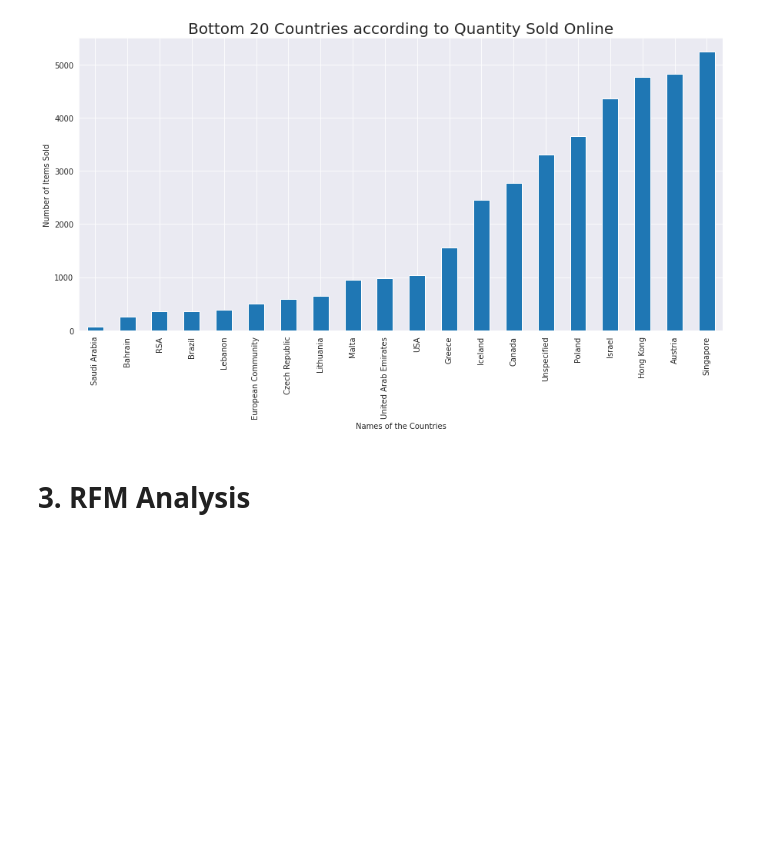
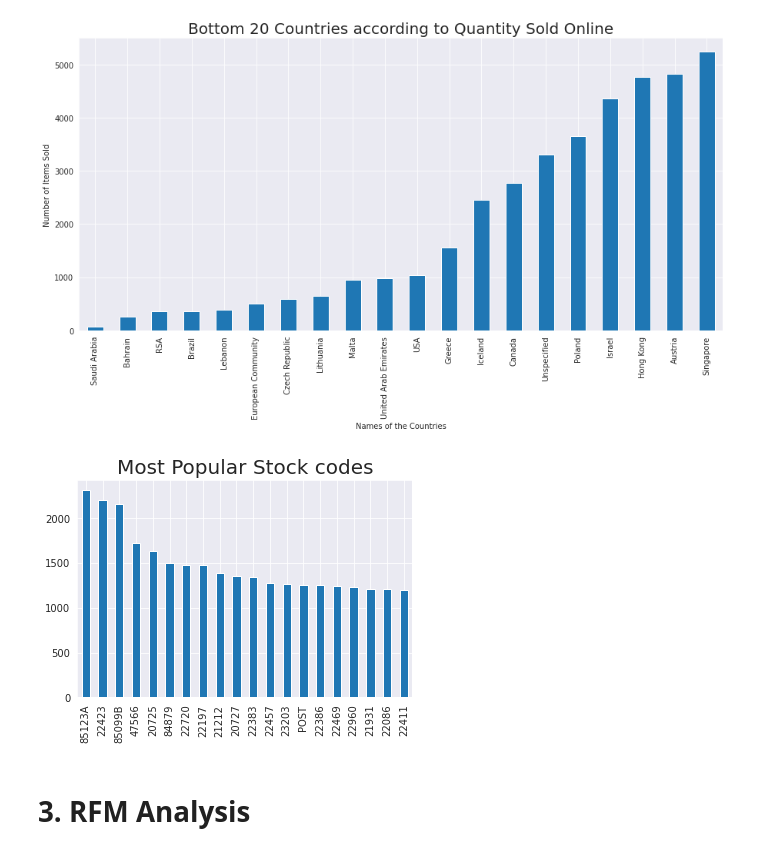
Before and after one commit to tpattanaik/Customer-Segmentation, a Jupyter notebook: Online_Retail_Customer_Segmentation_Capstone_Project.ipynb, the cells around one changed output. Saved outputs shown, nothing was run; the diff lists cells and outputs as text; code cells hidden in the pictures; blank space fills up the shorter version.

```diff
--- a/Online_Retail_Customer_Segmentation_Capstone_Project.ipynb
+++ b/Online_Retail_Customer_Segmentation_Capstone_Project.ipynb
@@ -522,6 +522,14 @@ plt.ylabel('Number of Items Sold')
 plt.show()
 # %% [output]
 [figure]
+# %%
+# looking the stockcode for the datset
+
+df['StockCode'].value_counts().head(20).plot.bar()
+plt.title('Most Popular Stock codes', fontsize = 20)
+plt.show()
+# %% [output]
+[figure, added]
 # %% [markdown]
 # **3. RFM Analysis**
 # %% [markdown]
```
